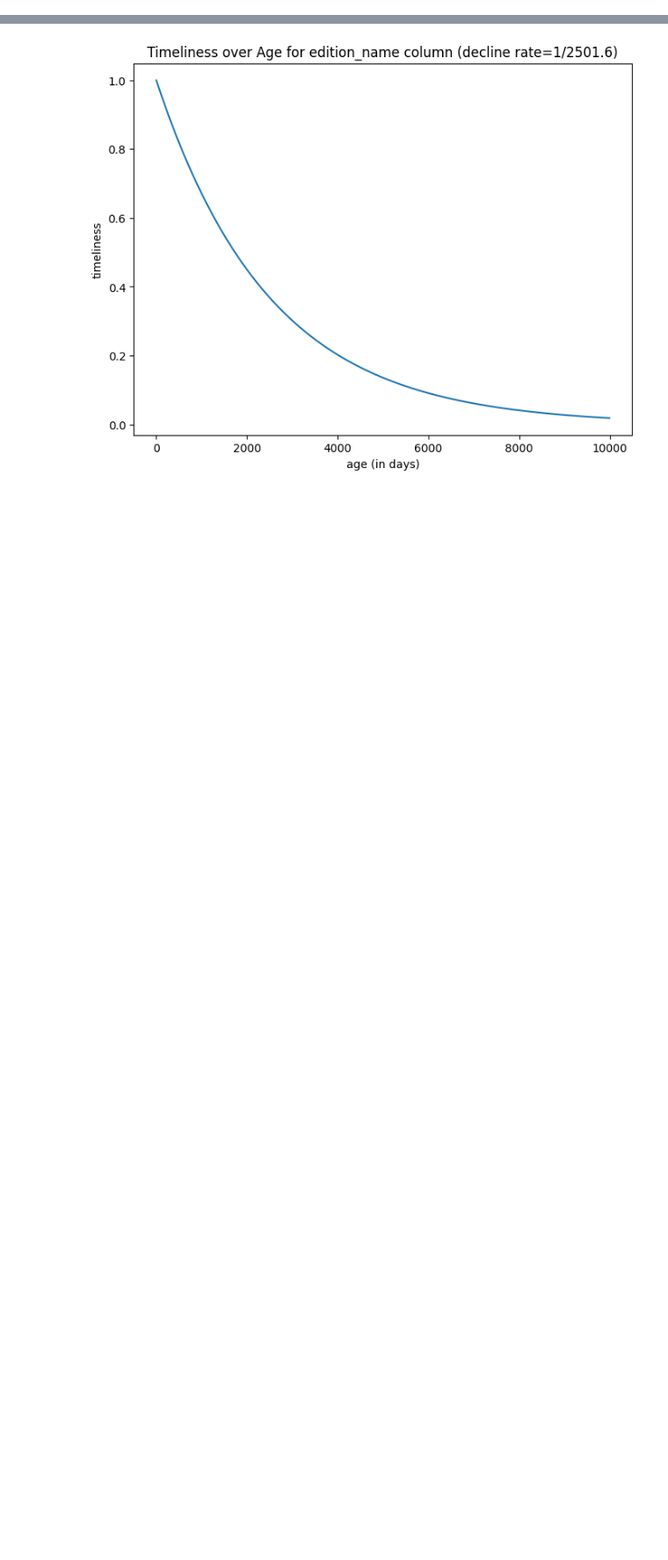
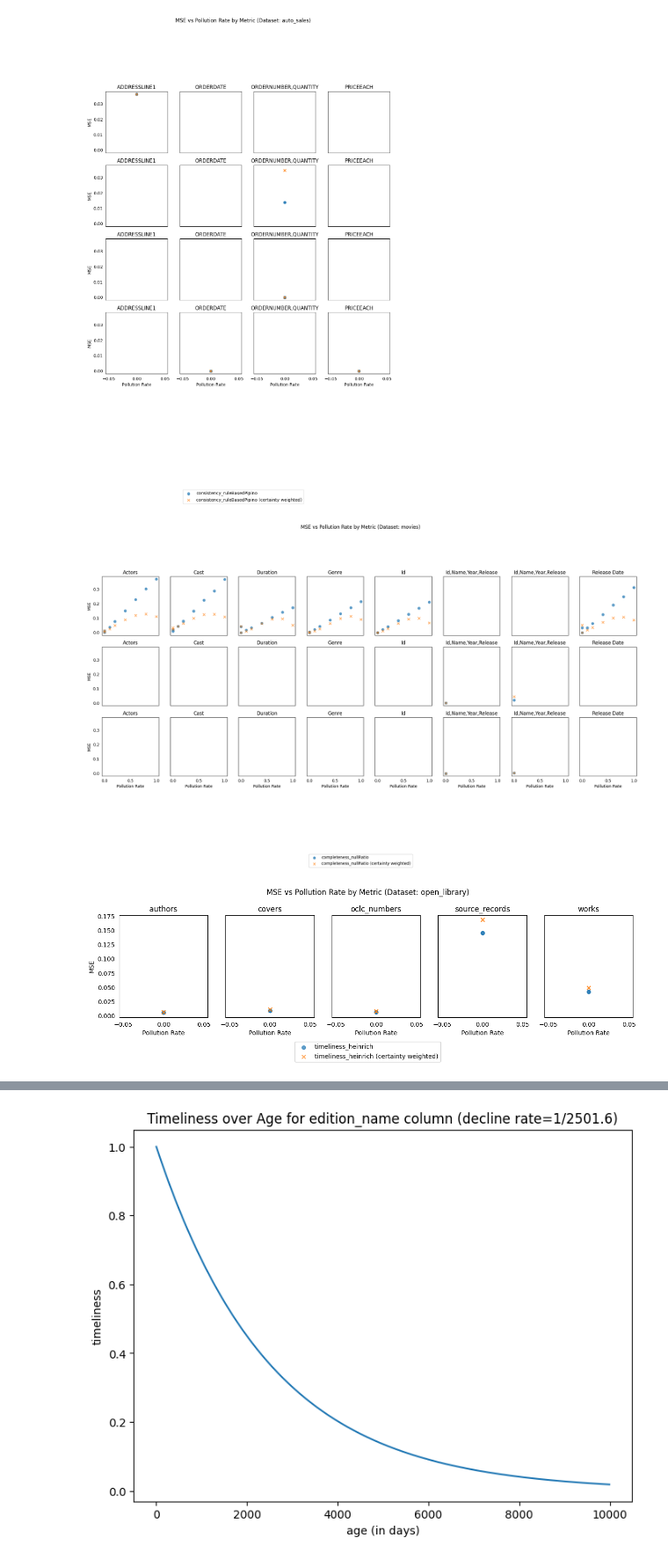
Before and after one commit to jb3rndt/ma-uncertainty-scripts, a Jupyter notebook: visualization.ipynb, the cells around one changed output, grey strips where cells are left out. Shown at 88% size. Cells and saved outputs as stored; diff of their text form; code cells hidden in the pictures; blank space fills up the shorter version.

```diff
--- a/visualization.ipynb
+++ b/visualization.ipynb
@@ -92,0 +50,54 @@ plt.show()
+# %%
+import matplotlib.pyplot as plt
+
+
+groups = df.groupby("dataset")
+
+for ds, data in groups:
+    grouped_by_column = data.groupby("column")
+    ncols = len(grouped_by_column)
+    nrows = len(data["metric"].unique())
+
+    fig, axes = plt.subplots(
+        nrows=nrows,
+        ncols=ncols,
+        figsize=(3 * ncols, 3 * nrows),
+        sharex=True,
+        sharey=True,
+    )
+    axes = [axes] if nrows == 1 else axes
+    for metric, (i, row_axes) in zip(data["metric"].unique(), enumerate(axes)):
+        row_axes[0].set_ylabel("MSE")
+        for (col, col_data), (j, ax) in zip(grouped_by_column, enumerate(row_axes)):
+            metric_data = col_data[col_data["metric"] == metric]
+            ax.set_title(str(col)[:20])
+            ax.scatter(
+                metric_data["pollution_rate"],
+                metric_data["mse_dq"],
+                label=metric,
+                alpha=0.7,
+            )
+            ax.scatter(
+                metric_data["pollution_rate"],
+                metric_data["mse_dq_certainty"],
+                label=f"{metric} (certainty weighted)",
+                alpha=0.7,
+                marker="x",
+            )
+            if i == len(axes) - 1:
+                ax.set_xlabel("Pollution Rate")
+            ax.tick_params(axis="both", which="both", bottom=False, left=False)
+            if i == len(axes) - 1 and j == len(row_axes) - 1:
+                handles, labels = ax.get_legend_handles_labels()
+                fig.legend(
+                    handles, labels, loc="lower center", bbox_to_anchor=(0.5, -0.25)
+                )
+    fig.suptitle(
+        "MSE vs Pollution Rate by Metric (Dataset: {})".format(ds),
+        y=1.08,
+    )
+plt.show()
+# %% [output]
+[figure, added]
+[figure, added]
+[figure, added]
```
Also changed, not shown: parts of 3 cells of this notebook, 6 other files.
